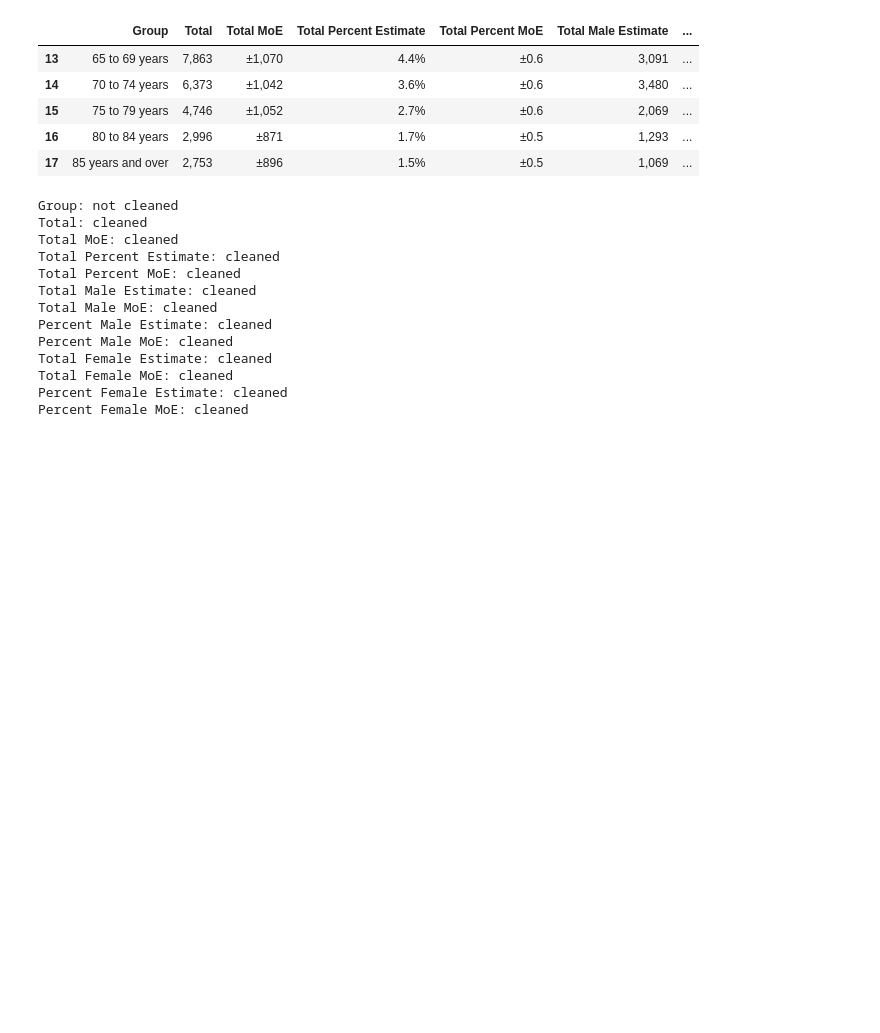
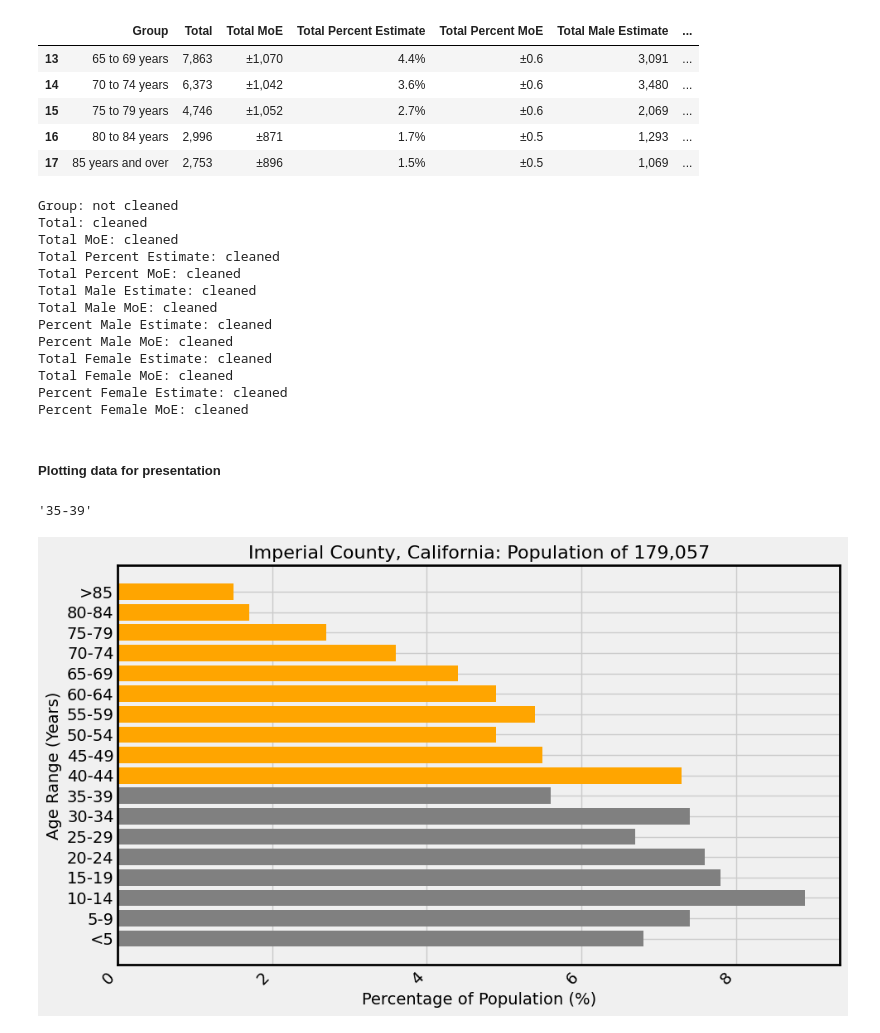
Before and after one commit to BigDataForSanDiego/Team-135, a Jupyter notebook: research/population_research.ipynb, the cells around one changed output. Cells and saved outputs as stored; diff of their text form; code cells hidden in the pictures; blank space fills up the shorter version.

Commit message:
population (age) data done for now

```diff
--- a/research/population_research.ipynb
+++ b/research/population_research.ipynb
@@ -110,0 +115,52 @@ Percent Female MoE: cleaned
+# %% [markdown]
+##### Plotting data for presentation
+# %%
+plt.style.use('fivethirtyeight')
+# %%
+colors_df = {}
+
+for i in range(len(cleaned_asdf)):
+    if i <= 7:
+        colors_df[cleaned_asdf.iloc[i, 0]] = 'gray'
+    else:
+        colors_df[cleaned_asdf.iloc[i, 0]] = 'orange'
+# %%
+def clean_group(group):
+    if 'over' in group.lower():
+        return ">" + group.split(" ")[0]
+    elif 'under' in group.lower():
+        return "<" + group.split(" ")[1]
+    else:
+        group_lst = group.split(" ")
+        return group_lst[0] + "-" + group_lst[2]
+# %%
+clean_group('35 to 39 years')
+# %% [output]
+'35-39'
+# %%
+ages = cleaned_asdf['Group']
+percents = cleaned_asdf['Total Percent Estimate']
+
+fig, ax = plt.subplots(figsize=(10, 6))
+
+colors = [colors_df[group] for group in ages]
+
+ages = ages.apply(clean_group)
+
+plt.barh(ages, percents, color=colors)
+
+plt.title('Imperial County, California: Population of 179,057', fontsize=16)
+plt.ylabel('Age Range (Years)', fontsize=14)
+
+plt.xlabel('Percentage of Population (%)', fontsize=14)
+
+plt.xticks(rotation=45, ha='right')
+
+for spine in ax.spines.values():
+    spine.set_edgecolor('black')
+    spine.set_linewidth(2)
+
+plt.tight_layout()
+plt.show()
+# %% [output]
+[figure, added]
```
Also changed, not shown: parts of 2 cells of this notebook, 1 other file.
